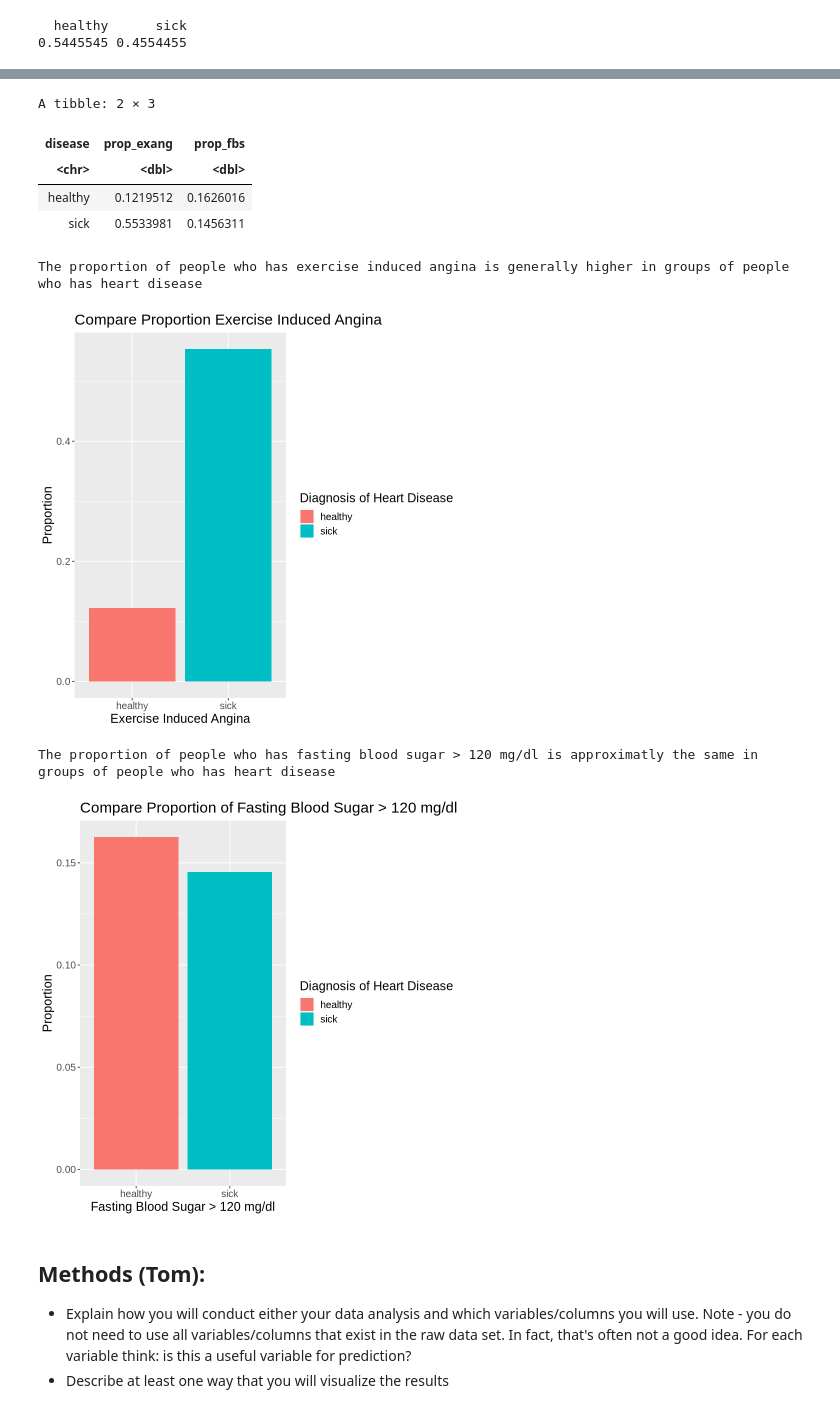
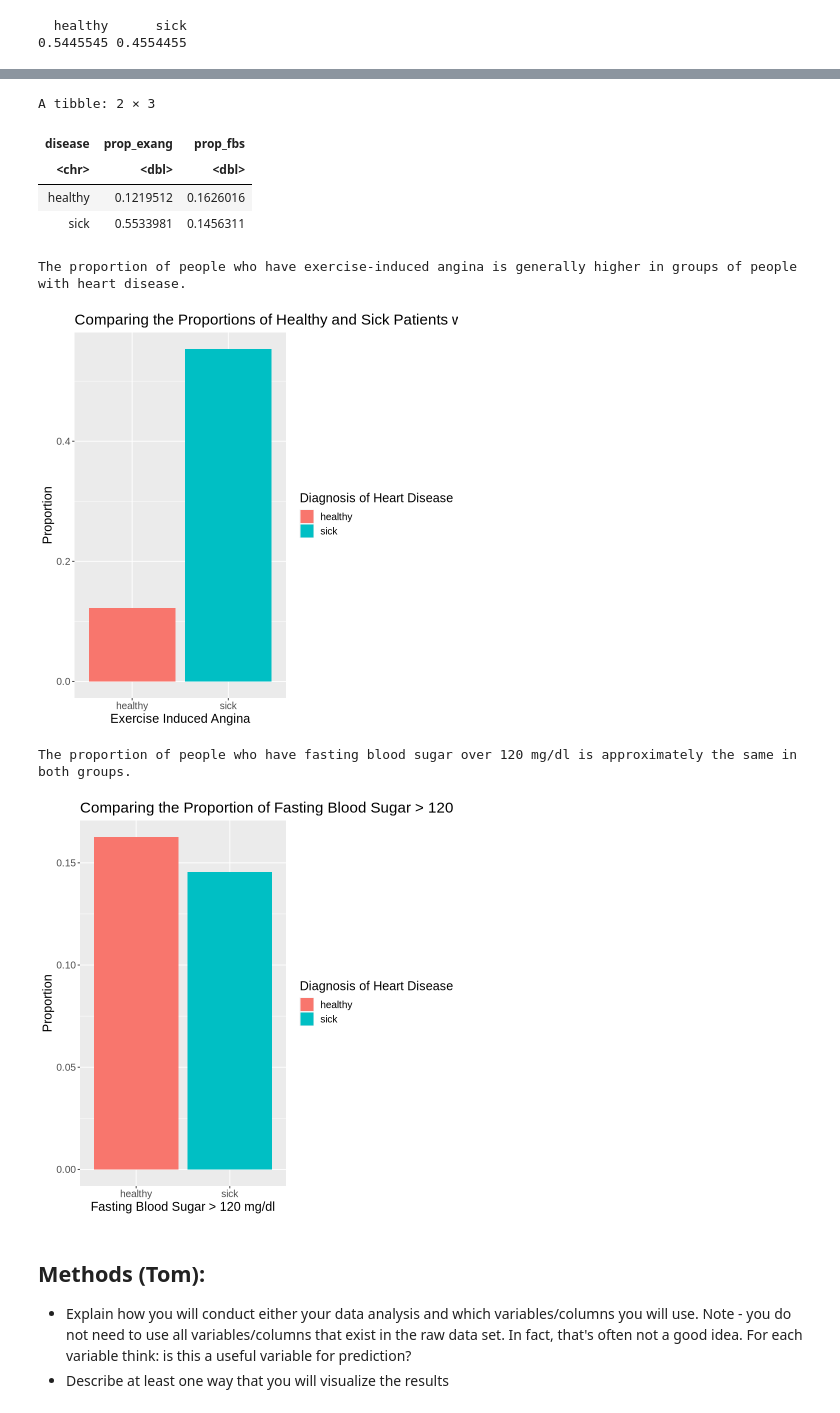
Before and after one commit to mikzine/DSCI-100-project-010-4, a Jupyter notebook: group_project_proposal.ipynb, the cells around one changed output, grey strips where cells are left out. Drawn from its saved outputs; the diff is of its cells as text; code cells hidden in the pictures.

```diff
--- a/group_project_proposal.ipynb
+++ b/group_project_proposal.ipynb
@@ -161,41 +179,41 @@ The box-plots overlap, resting blood pressure  is not statistical significant in
 # Visualization (boxplots)
 prop_heart <- heart_train|>
     group_by(disease) |>
     summarize(prop_exang = mean(exang == "true"), prop_fbs = mean(fbs == "true"))
 head(prop_heart)
 exang_bar <- prop_heart |>
   ggplot(aes(x = disease, y = prop_exang, fill = disease)) +
   geom_bar(stat = "identity") +
-  labs(title = "Compare Proportion Exercise Induced Angina",
+  labs(title = "Comparing the Proportions of Healthy and Sick Patients with Exercise Induced Angina",
        x = "Exercise Induced Angina",
        y = "Proportion",
        fill = "Diagnosis of Heart Disease") +
        theme(text = element_text(size = 15))
 exang_bar
 
-cat("The proportion of people who has exercise induced angina is generally higher in groups of people who has heart disease")
+cat("The proportion of people who have exercise-induced angina is generally higher in groups of people with heart disease.")
 
 fbs_bar <- prop_heart |>
   ggplot(aes(x = disease, y = prop_fbs, fill = disease)) +
   geom_bar(stat = "identity") +
-  labs(title = "Compare Proportion of Fasting Blood Sugar > 120 mg/dl",
+  labs(title = "Comparing the Proportion of Fasting Blood Sugar > 120 mg/dl",
        x = "Fasting Blood Sugar > 120 mg/dl",
        y = "Proportion",
        fill = "Diagnosis of Heart Disease") +
        theme(text = element_text(size = 15))
 fbs_bar
 
-cat("The proportion of people who has fasting blood sugar > 120 mg/dl is approximatly the same in groups of people who has heart disease")
+cat("The proportion of people who have fasting blood sugar over 120 mg/dl is approximately the same in both groups.")
 # %% [output]
 A tibble: 2 × 3
 | disease | prop_exang | prop_fbs |
 | <chr> | <dbl> | <dbl> |
 | healthy | 0.1219512 | 0.1626016 |
 | sick | 0.5533981 | 0.1456311 |
-The proportion of people who has exercise induced angina is generally higher in groups of people who has heart disease
+The proportion of people who have exercise-induced angina is generally higher in groups of people with heart disease.
-[figure, old version]
+[figure, new version]
-The proportion of people who has fasting blood sugar > 120 mg/dl is approximatly the same in groups of people who has heart disease
+The proportion of people who have fasting blood sugar over 120 mg/dl is approximately the same in both groups.
-[figure, old version]
+[figure, new version]
 # %% [markdown]
 ## Methods (Tom):
 - Explain how you will conduct either your data analysis and which variables/columns you will use. Note - you do not need to use all variables/columns that exist in the raw data set. In fact, that's often not a good idea. For each variable think: is this a useful variable for prediction?
```
Also changed, not shown: parts of 2 cells of this notebook.
